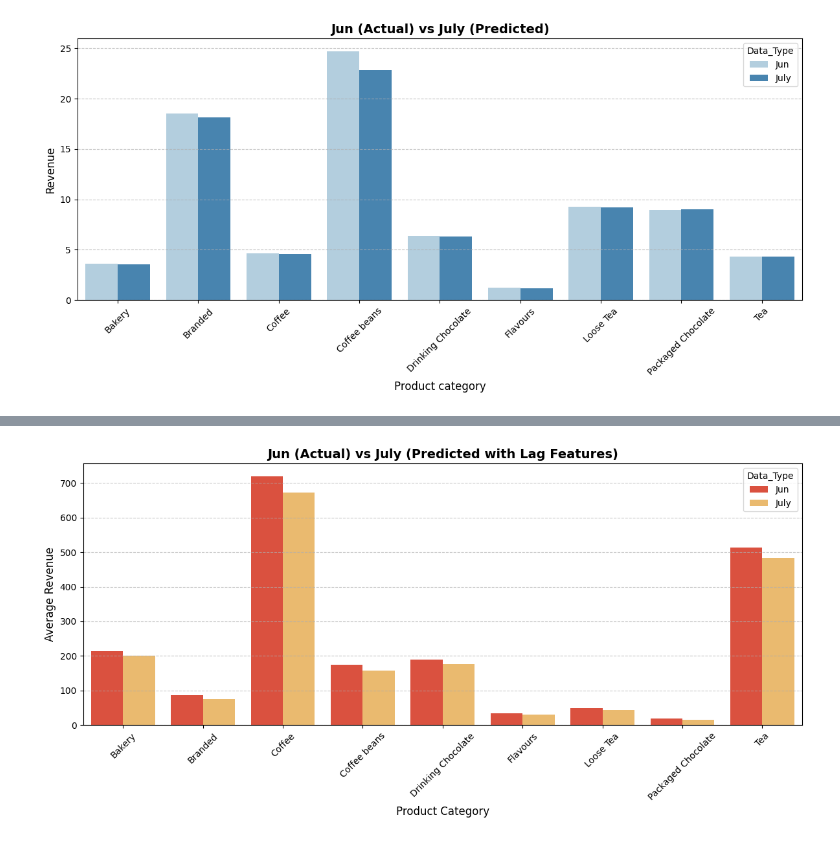
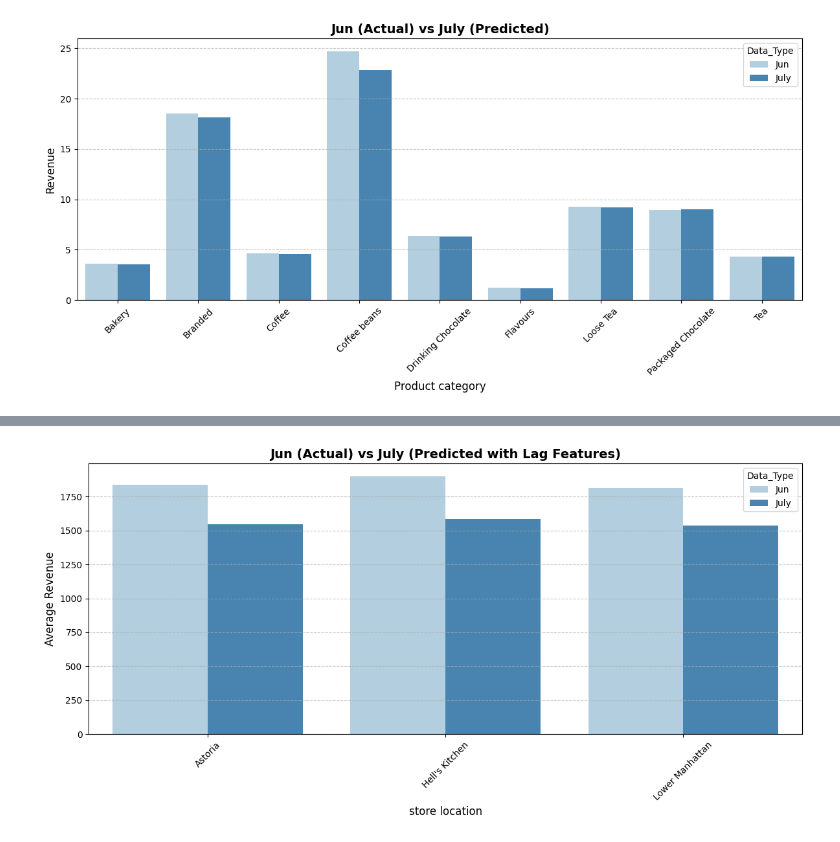
Before and after one commit to toshi-works/toshi-kaggle, a Jupyter notebook: coffee_shop.ipynb, the cells around one changed output, grey strips where cells are left out. Drawn from its saved outputs; the diff is of its cells as text; code cells hidden in the pictures.

```diff
--- a/coffee_shop.ipynb
+++ b/coffee_shop.ipynb
@@ -414,20 +526,9 @@ plt.show()
 # %%
-import matplotlib.pyplot as plt
-import numpy as np
-import pandas as pd
-import seaborn as sns
-from sklearn.linear_model import LinearRegression
-from sklearn.preprocessing import OneHotEncoder
-
-# ================================================================
-# 1. ベースとなる日別・店舗別・カテゴリ別の集計データを作成
-# ================================================================
 df_daily = (
     transaction_df.groupby(
         [
             "transaction_date",
             "store_location",
-            "product_category",
             "Weekday_group",
             "Month_group",
         ]
@@ -436,17 +537,11 @@ df_daily = (
     .reset_index()
 )
 
-# 日付順に並び替え（ラグを正しく計算するための必須処理）
 df_daily = df_daily.sort_values(
-    by=["store_location", "product_category", "transaction_date"]
+    by=["store_location", "transaction_date"]
 ).reset_index(drop=True)
 
-# ================================================================
-# 2. 【エラー対策版】過去の売上（ラグ・移動平均）を生成する
-# ================================================================
-# 💡 groupby().transform() を使うことで、インデックスの形を崩さずに
-# 元のデータフレームと全く同じ形・同じインデックスのまま値を返してくれます。
-group = df_daily.groupby(["store_location", "product_category"])["Revenue"]
+group = df_daily.groupby(["store_location"])["Revenue"]
 
 # ① 1日前の売上
 df_daily["revenue_lag_1"] = group.shift(1)
@@ -454,21 +549,16 @@ df_daily["revenue_lag_1"] = group.shift(1)
 # ② 7日前の売上
 df_daily["revenue_lag_7"] = group.shift(7)
 
-# ③ 過去7日間の移動平均（1日前を基準にローリング）
-# 💡 transform(lambda x: ...) を使うことでマルチインデックス化を防ぎます
+# transform(lambda x: ...) でマルチインデックス化を防ぐ
 df_daily["revenue_roll_mean_7"] = group.transform(
     lambda x: x.shift(1).rolling(window=7).mean()
 )
-
-# 🚨 過去データがない初期の数日間（NaN）を削除し、インデックスをリセット
+# 過去データがない初期の数日間（NaN）を削除し、インデックスをリセット
 df_daily_clean = df_daily.dropna().reset_index(drop=True)
 
-# ================================================================
-# 3. 前処理（One-Hotエンコーディングと数値の結合）
-# ================================================================
+# 前処理（One-Hotエンコーディングと数値の結合）
 categorical_features = [
     "store_location",
-    "product_category",
     "Weekday_group",
     "Month_group",
 ]
@@ -478,61 +568,52 @@ numeric_features = ["revenue_lag_1", "revenue_lag_7", "revenue_roll_mean_7"]
 encoder = OneHotEncoder(sparse_output=False, handle_unknown="ignore")
 X_cat_encoded = encoder.fit_transform(df_daily_clean[categorical_features])
 
-# エンコーディング後のDFを作成（インデックスを完全に同期）
+# エンコーディング後のDFを作成
 X_cat_df = pd.DataFrame(
     X_cat_encoded,
     columns=encoder.get_feature_names_out(categorical_features),
     index=df_daily_clean.index,
 )
-
 # 数値列（ラグ特徴量）を切り出し
 X_num_df = df_daily_clean[numeric_features]
-
-# 横結合（インデックスが完全に一致しているため安全です）
+# 横結合
 X_final = pd.concat([X_cat_df, X_num_df], axis=1)
 y = df_daily_clean["Revenue"]
 
-# =================================================================
-# 4. モデルの学習
-# =================================================================
+# モデルの学習
 model = LinearRegression()
 model.fit(X_final, y)
-print("✨ 複雑なインデックス構造を完全に攻略し、モデルの学習が完了しました！")
-# =====================================================================
-# 5. 7月の未来予測データの作成（ラグ特徴量のダミー生成）
-# =====================================================================
-# 1. まずは、時間・店舗・カテゴリ・曜日の標準的な組み合わせの枠を作ります
+print("複雑なインデックス構造を完全に攻略し、モデルの学習が完了しました！")
+
+# 7月の未来予測データの作成（ラグ特徴量のダミー生成）
 future_base = (
     df_daily_clean.groupby(
-        ["store_location", "product_category", "Weekday_group"]
+        ["store_location", "Weekday_group"]
     )
     .size()
     .reset_index(name="count")
 )
 
-# 2. 予測したい月を「7月」に設定
+# 予測したい月を「7月」に設定
 future_base["Month_group"] = "Jul"
 
-# 💡【ここがプロの裏技】
 # 6月の直近の実績データから、各店舗・カテゴリの「平均的な過去の売上」を計算し、
-# それを7月の予測用の特徴量として紐付けます（これでモデルが要求する数値を満たせます）
+# それを7月の予測用の特徴量として紐付け
 lag_defaults = (
     df_daily_clean[df_daily_clean["Month_group"] == "Jun"]
-    .groupby(["store_location", "product_category"])[
+    .groupby(["store_location"])[
         ["revenue_lag_1", "revenue_lag_7", "revenue_roll_mean_7"]
     ]
     .mean()
     .reset_index()
 )
 
-# 組み合わせ枠に、過去の売上トレンドの数値を合流（マージ）させる
+# 組み合わせ枠に、過去の売上トレンドの数値を合流（マージ）
 future_base = pd.merge(
-    future_base, lag_defaults, on=["store_location", "product_category"]
+    future_base, lag_defaults, on=["store_location"]
 )
 
-# =====================================================================
-# 6. 未来データのOne-Hot変換と予測
-# =====================================================================
+# 未来データのOne-Hot変換と予測
 # カレンダー系のカテゴリ変数をOne-Hot変換
 future_encoded = encoder.transform(future_base[categorical_features])
 future_cat_df = pd.DataFrame(
@@ -550,13 +631,11 @@ future_final = pd.concat([future_cat_df, future_num_df], axis=1)
 # モデルに7月の売上を予測させる
 future_base["predicted_revenue"] = model.predict(future_final)
 
-# =====================================================================
-# 7. 可視化（6月の実績と7月の予測の比較）
-# =====================================================================
+# 可視化（6月の実績と7月の予測の比較）
 # 6月のリアルな実績データの平均
 df_6 = df_daily_clean[df_daily_clean["Month_group"] == "Jun"]
 actual_6 = (
-    df_6.groupby(["product_category"])["Revenue"]
+    df_6.groupby(["store_location"])["Revenue"]
     .mean()
     .reset_index()
     .rename(columns={"Revenue": "Jun"})
@@ -564,26 +643,26 @@ actual_6 = (
 
 # 7月の予測データの平均
 pred_7 = (
-    future_base.groupby(["product_category"])["predicted_revenue"]
+    future_base.groupby(["store_location"])["predicted_revenue"]
     .mean()
     .reset_index()
     .rename(columns={"predicted_revenue": "July"})
 )
 
 # 結合してマージ
-comparison_df = pd.merge(actual_6, pred_7, on="product_category")
+comparison_df = pd.merge(actual_6, pred_7, on="store_location")
 comparison_melted = comparison_df.melt(
-    id_vars="product_category", var_name="Data_Type", value_name="Revenue"
+    id_vars="store_location", var_name="Data_Type", value_name="Revenue"
 )
 
 # グラフ描画
 plt.figure(figsize=(12, 6))
 sns.barplot(
-    x="product_category",
+    x="store_location",
     y="Revenue",
     hue="Data_Type",
     data=comparison_melted,
-    palette="YlOrRd_r",
+    palette="Blues",
 )
 
 plt.title(
@@ -591,7 +670,7 @@ plt.title(
     fontsize=14,
     fontweight="bold",
 )
-plt.xlabel("Product Category", fontsize=12)
+plt.xlabel("store location", fontsize=12)
 plt.ylabel("Average Revenue", fontsize=12)
 plt.xticks(rotation=45)
 plt.grid(axis="y", linestyle="--", alpha=0.7)
@@ -602 +681 @@ plt.show()
-[figure, old version]
+[figure, new version]
```
Also changed, not shown: parts of 25 cells of this notebook.
